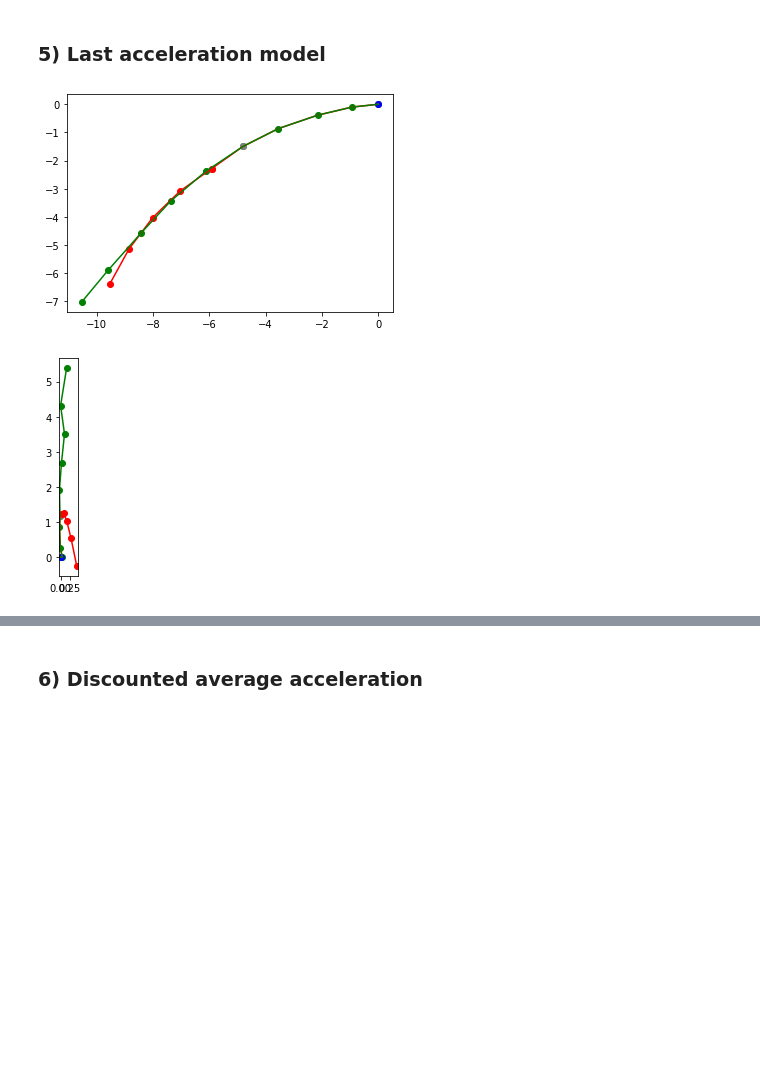
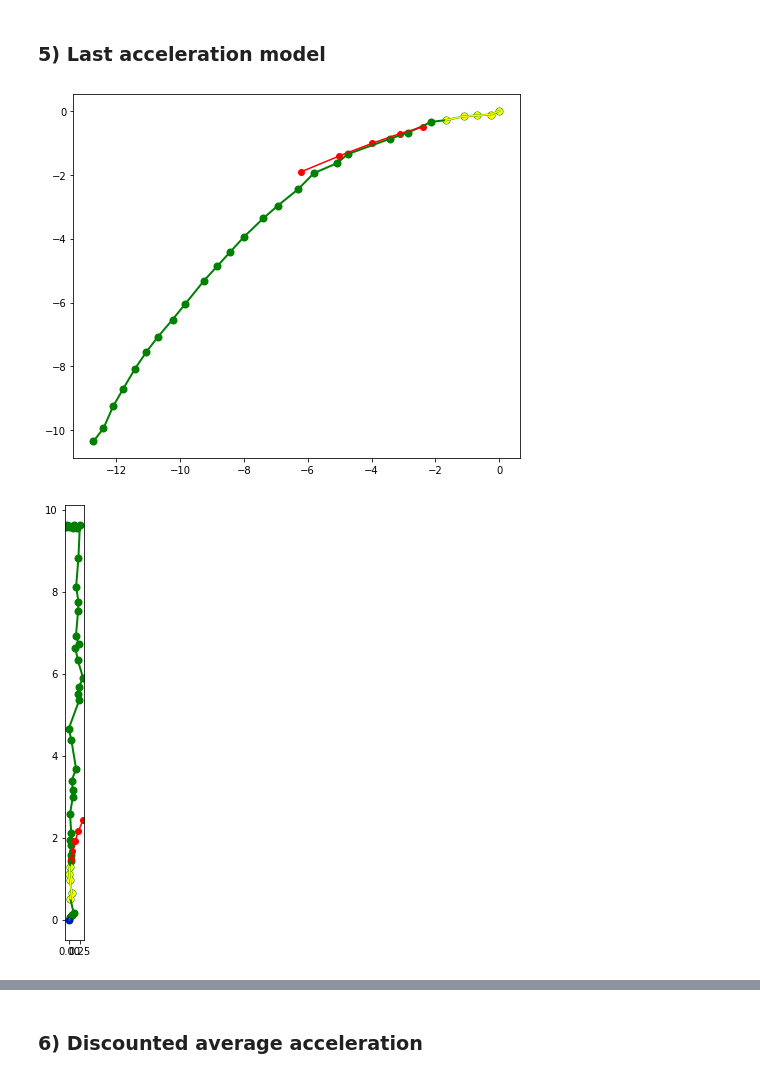
Before and after one commit to karlriis/trajectory-forecasting, a Jupyter notebook: Baselines.ipynb, the cells around one changed output, grey strips where cells are left out. Cells and saved outputs as stored; diff of their text form; code cells hidden in the pictures; blank space fills up the shorter version.

```diff
--- a/Baselines.ipynb
+++ b/Baselines.ipynb
@@ -65,8 +91,10 @@ def calculate_error(pred_x, pred_y, test_x, test_y):
 # %% [markdown]
 ### 1) Average delta x, delta y as a constant for all future (5) timepoints
 # %%
-for agent_id in agent_ids[:5]:
-    sample_x, sample_y, test_x, test_y = generate_data(data, 0, agent_id, 5)
+for agent_id in agent_ids[:20]:
+    x_data, y_data, max_train_idx = agent_data(data, agent_id)
+    random_start_idx = np.random.randint(0, max_train_idx)
+    sample_x, sample_y, test_x, test_y = generate_data(data, random_start_idx, agent_id, 5)
 
     sample_vel_x = [sample_x[i] - sample_x[i-1] for i in range(1, len(sample_x))]
     sample_vel_y = [sample_y[i] - sample_y[i-1] for i in range(1, len(sample_y))]
@@ -77,5 +105,6 @@ for agent_id in agent_ids[:5]:
     pred_x = [sample_x[-1] + i*avg_vel_x for i in range(1, 6)]
     pred_y = [sample_y[-1] + i*avg_vel_y for i in range(1, 6)]
 
-    plot_predictions(sample_x, sample_y, test_x, test_y, pred_x, pred_y)
+    #plot_predictions(sample_x, sample_y, test_x, test_y, pred_x, pred_y)
+    plot_whole_trajectories(x_data, y_data, pred_x, pred_y, random_start_idx)
 # %% [output]
@@ -88,7 +125,9 @@ for agent_id in agent_ids[:5]:
 ### 2) Last delta x, delta y as a constant
 # %%
 for agent_id in agent_ids[:5]:
-    sample_x, sample_y, test_x, test_y = generate_data(data, 0, agent_id, 5)
+    x_data, y_data, max_train_idx = agent_data(data, agent_id)
+    random_start_idx = np.random.randint(0, max_train_idx)
+    sample_x, sample_y, test_x, test_y = generate_data(data, random_start_idx, agent_id, 5)
 
     sample_vel_x = [sample_x[i] - sample_x[i-1] for i in range(1, len(sample_x))]
     sample_vel_y = [sample_y[i] - sample_y[i-1] for i in range(1, len(sample_y))]
@@ -99,5 +138,6 @@ for agent_id in agent_ids[:5]:
     pred_x = [sample_x[-1] + i*last_vel_x for i in range(1, 6)]
     pred_y = [sample_y[-1] + i*last_vel_y for i in range(1, 6)]
 
-    plot_predictions(sample_x, sample_y, test_x, test_y, pred_x, pred_y)
+    #plot_predictions(sample_x, sample_y, test_x, test_y, pred_x, pred_y)
+    plot_whole_trajectories(x_data, y_data, pred_x, pred_y, random_start_idx)
 # %% [output]
@@ -110,7 +150,9 @@ for agent_id in agent_ids[:5]:
 ### 3) Discounted delta x, y as constant
 # %%
 for agent_id in agent_ids[:5]:
-    sample_x, sample_y, test_x, test_y = generate_data(data, 0, agent_id, 5)
+    x_data, y_data, max_train_idx = agent_data(data, agent_id)
+    random_start_idx = np.random.randint(0, max_train_idx)
+    sample_x, sample_y, test_x, test_y = generate_data(data, random_start_idx, agent_id, 5)
 
     sample_vel_x = [sample_x[i] - sample_x[i-1] for i in range(1, len(sample_x))]
     sample_vel_y = [sample_y[i] - sample_y[i-1] for i in range(1, len(sample_y))]
@@ -121,5 +163,6 @@ for agent_id in agent_ids[:5]:
     pred_x = [sample_x[-1] + i*disc_avg_x for i in range(1, 6)]
     pred_y = [sample_y[-1] + i*disc_avg_y for i in range(1, 6)]
 
-    plot_predictions(sample_x, sample_y, test_x, test_y, pred_x, pred_y)
+    #plot_predictions(sample_x, sample_y, test_x, test_y, pred_x, pred_y)
+    plot_whole_trajectories(x_data, y_data, pred_x, pred_y, random_start_idx)
 # %% [output]
@@ -132,7 +175,9 @@ for agent_id in agent_ids[:5]:
 ### 4) Average acceleration model (delta delta x, y)
 # %%
 for agent_id in agent_ids[:5]:
-    sample_x, sample_y, test_x, test_y = generate_data(data, 0, agent_id, 5)
+    x_data, y_data, max_train_idx = agent_data(data, agent_id)
+    random_start_idx = np.random.randint(0, max_train_idx)
+    sample_x, sample_y, test_x, test_y = generate_data(data, random_start_idx, agent_id, 5)
 
     sample_vel_x = [sample_x[i] - sample_x[i-1] for i in range(1, len(sample_x))]
     sample_vel_y = [sample_y[i] - sample_y[i-1] for i in range(1, len(sample_y))]
@@ -153,5 +198,6 @@ for agent_id in agent_ids[:5]:
         pred_y.append(pred_y[i-1] + last_vel_y + i * avg_acceleration_y)
 
 
-    plot_predictions(sample_x, sample_y, test_x, test_y, pred_x, pred_y)
+    #plot_predictions(sample_x, sample_y, test_x, test_y, pred_x, pred_y)
+    plot_whole_trajectories(x_data, y_data, pred_x, pred_y, random_start_idx)
 # %% [output]
@@ -164,30 +210,33 @@ for agent_id in agent_ids[:5]:
 ### 5) Last acceleration model
 # %%
 for agent_id in agent_ids[:5]:
-    sample_x, sample_y, test_x, test_y = generate_data(data, 0, agent_id, 5)
+    x_data, y_data, max_train_idx = agent_data(data, agent_id)
+    random_start_idx = np.random.randint(0, max_train_idx)
+    sample_x, sample_y, test_x, test_y = generate_data(data, random_start_idx, agent_id, 5)
 
     sample_vel_x = [sample_x[i] - sample_x[i-1] for i in range(1, len(sample_x))]
     sample_vel_y = [sample_y[i] - sample_y[i-1] for i in range(1, len(sample_y))]
 
     avg_vel_x = np.mean(sample_vel_x)
     avg_vel_y = np.mean(sample_vel_y)
 
     sample_acceleration_x = [sample_vel_x[i] - sample_vel_x[i-1] for i in range(1, len(sample_vel_x))]
     sample_acceleration_y = [sample_vel_y[i] - sample_vel_y[i-1] for i in range(1, len(sample_vel_y))]
 
     last_acceleration_x = sample_acceleration_x[-1]
     last_acceleration_y = sample_acceleration_y[-1]
 
     last_vel_x = sample_vel_x[-1]
     last_vel_y = sample_vel_y[-1]
 
     pred_x = [sample_x[-1] + last_vel_x + last_acceleration_x]
     pred_y = [sample_y[-1] + last_vel_y + last_acceleration_y]
     for i in range(1, 5):
         pred_x.append(pred_x[i-1] + last_vel_x + i * last_acceleration_x)
         pred_y.append(pred_y[i-1] + last_vel_y + i * last_acceleration_y)
 
-    plot_predictions(sample_x, sample_y, test_x, test_y, pred_x, pred_y)
+    #plot_predictions(sample_x, sample_y, test_x, test_y, pred_x, pred_y)
+    plot_whole_trajectories(x_data, y_data, pred_x, pred_y, random_start_idx)
 # %% [output]
-[figure, old version]
+[figure, new version]
-[figure, old version]
+[figure, new version]
```
Also changed, not shown: parts of 7 cells of this notebook.
